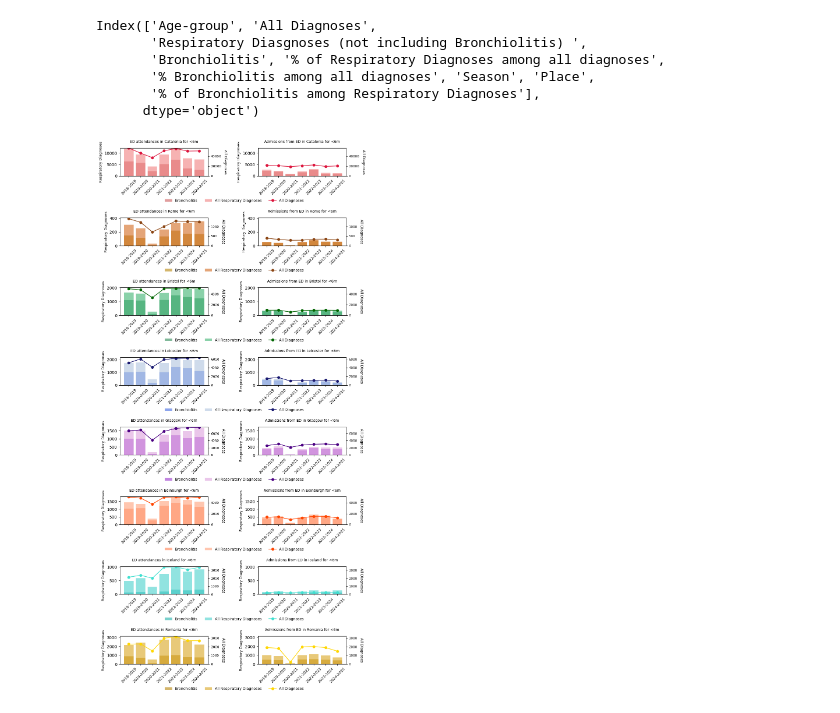
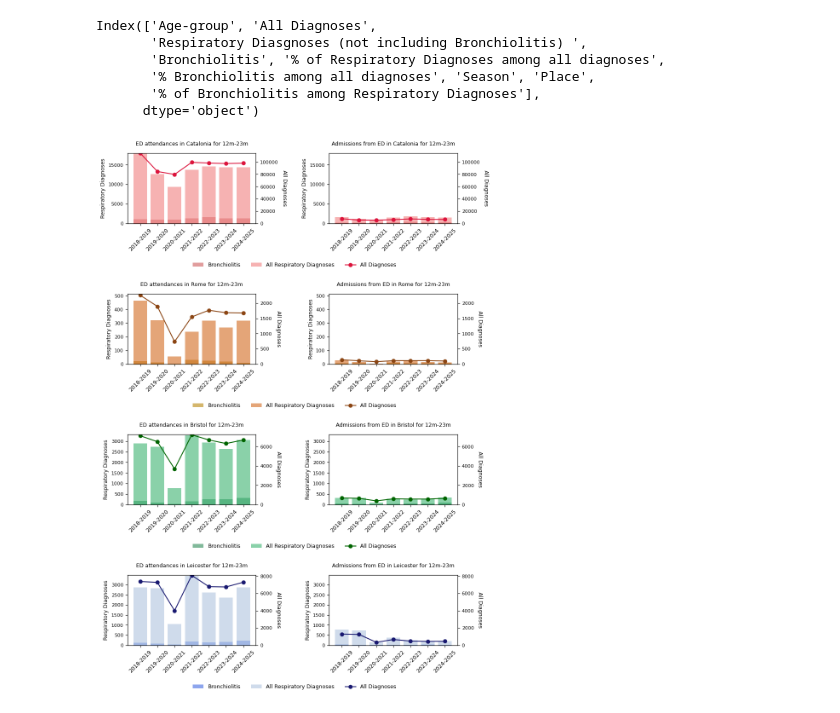
Before and after one commit to aida-pm/Nirsevimab, a Jupyter notebook: figures_rsv.ipynb, the cells around one changed output. Cells and saved outputs as stored; diff of their text form; code cells hidden in the pictures.

```diff
--- a/figures_rsv.ipynb
+++ b/figures_rsv.ipynb
@@ -290,17 +290,17 @@ colors_by_region = {
 }
 }
 
-regions1 = attendances_ED.Place.unique()
+regions1 = attendances_ED.Place.unique()[0:4]
 regions1 = np.repeat(regions1, 2)
 count = 0
 
-age_group = "<6m"
+age_group = "12m-23m"
 
 # Filter data for the current age group
 age_group_data = attendances_ED[attendances_ED['Age-group'] == age_group].copy()
 age_group_data2 = admissions_ED[admissions_ED['Age-group'] == age_group].copy()
 
-fig, axes = plt.subplots(8, 2, figsize=(10, 23), sharey=False)
+fig, axes = plt.subplots(4, 2, figsize=(10, 15), sharey=False)
 axes = axes.flatten()
 plt.rcParams['font.size'] = 8
 
@@ -322,34 +322,34 @@ for i, (ax, region) in enumerate(zip(axes, regions1)):
 
     ax2 = ax.twinx()
 
     alldiag_line = ax2.plot(region_data['Season'], region_data['All Diagnoses'],
                             color=region_colors['all_diagnoses'], marker='o', label='All Diagnoses', linestyle = '-')
 
     ax.set_ylabel('Respiratory Diagnoses', fontsize = 9)
     ax2.set_ylabel('All Diagnoses', fontsize = 9, rotation = 270, labelpad = 15)
 
     handles1, labels1 = ax.get_legend_handles_labels()
     handles2, labels2 = ax2.get_legend_handles_labels()
 
     all_handles = handles1 + handles2
     all_labels = labels1 + labels2
 
     ax.set_xticks(region_data['Season'])
     ax.set_xticklabels(region_data['Season'], rotation=45, fontsize=9)
 
     if i % 2 == 0:  # Even index
         ax.set_title(f'ED attendances in {region} for {age_group}', fontsize = 9, pad = 13)
         ax.set_ylim((0,max(region_data['Respiratory Diasgnoses (not including Bronchiolitis) '] + region_data['Bronchiolitis'])+50))
-        ax.legend(all_handles, all_labels, loc='lower center', bbox_to_anchor=(1.3, -1.07), ncol=3, frameon=False, fontsize = 9)
+        ax.legend(all_handles, all_labels, loc='lower center', bbox_to_anchor=(1.3, -.7), ncol=3, frameon=False, fontsize = 9)
         ax2.set_ylim((0,max(region_data['All Diagnoses'])+50))
     else:  # Odd index
         ss = age_group_data[age_group_data['Place'] == region]
         ax.set_title(f'Admissions from ED in {region} for {age_group}', fontsize = 9, pad = 13)
         ax.set_ylim((0,max(ss['Respiratory Diasgnoses (not including Bronchiolitis) '] + ss['Bronchiolitis'])+50))
         ax2.set_ylim((0,max(ss['All Diagnoses'])+50))
 
-plt.subplots_adjust(wspace=.57, hspace=1.5)
+plt.subplots_adjust(wspace=.57, hspace=1)
 
-#fig.savefig(f"Figure_1.png", dpi=600, bbox_inches='tight')
+fig.savefig(f"Figure_S2A.pdf", dpi=600, bbox_inches='tight')
 # %% [output]
-[figure, old version]
+[figure, new version]
```
Also changed, not shown: parts of 1 cell of this notebook, 3 other files.
